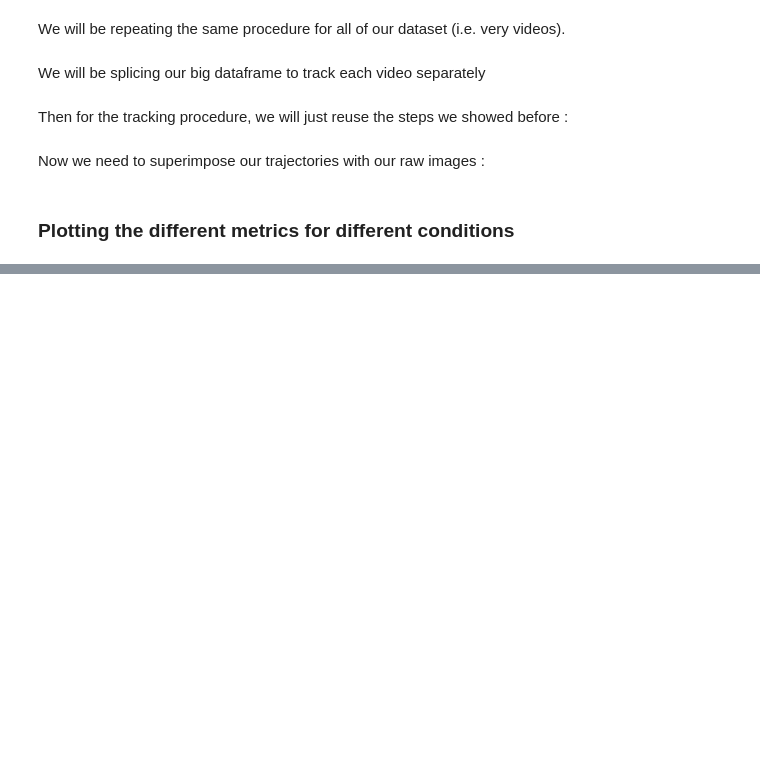
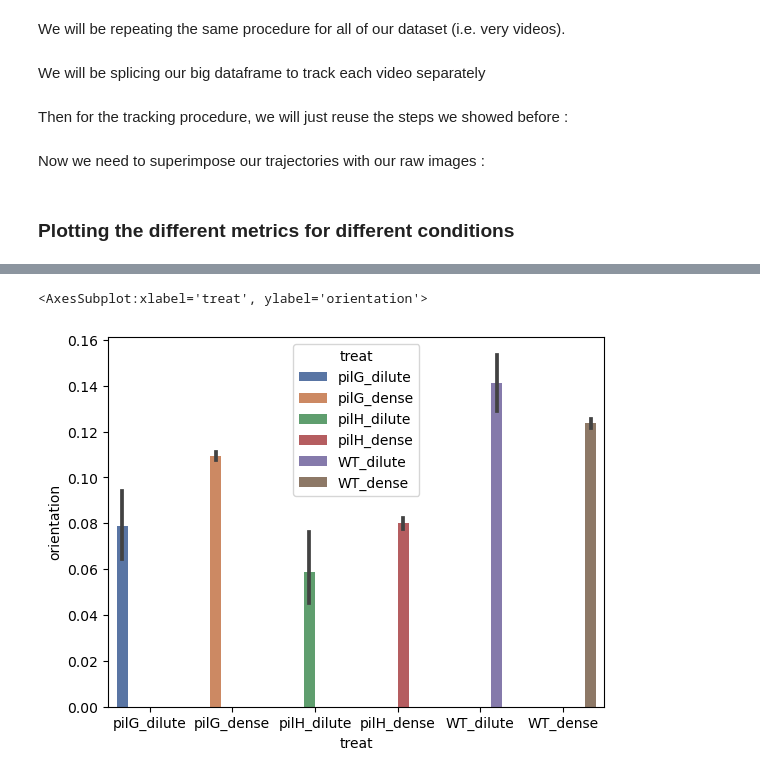
Before and after one commit to ClarissePierre/Mechanobiology-Group9, a Jupyter notebook: Tracking_final.ipynb, the cells around one changed output, grey strips where cells are left out. Drawn from its saved outputs; the diff is of its cells as text; code cells hidden in the pictures; blank space fills up the shorter version.

```diff
--- a/Tracking_final.ipynb
+++ b/Tracking_final.ipynb
@@ -388,5 +433,10 @@ for key in TrackingDict.keys() :
 # %%
 # Barplot for angular velocity
+
+sns.barplot(x='treat', y='orientation', hue='treat', palette="deep",data=metrics)
+# %% [output]
+<AxesSubplot:xlabel='treat', ylabel='orientation'>
+[figure, added]
 # %%
 # Barplot for number of reversals
 # %%
```
Also changed, not shown: parts of 4 cells of this notebook.
